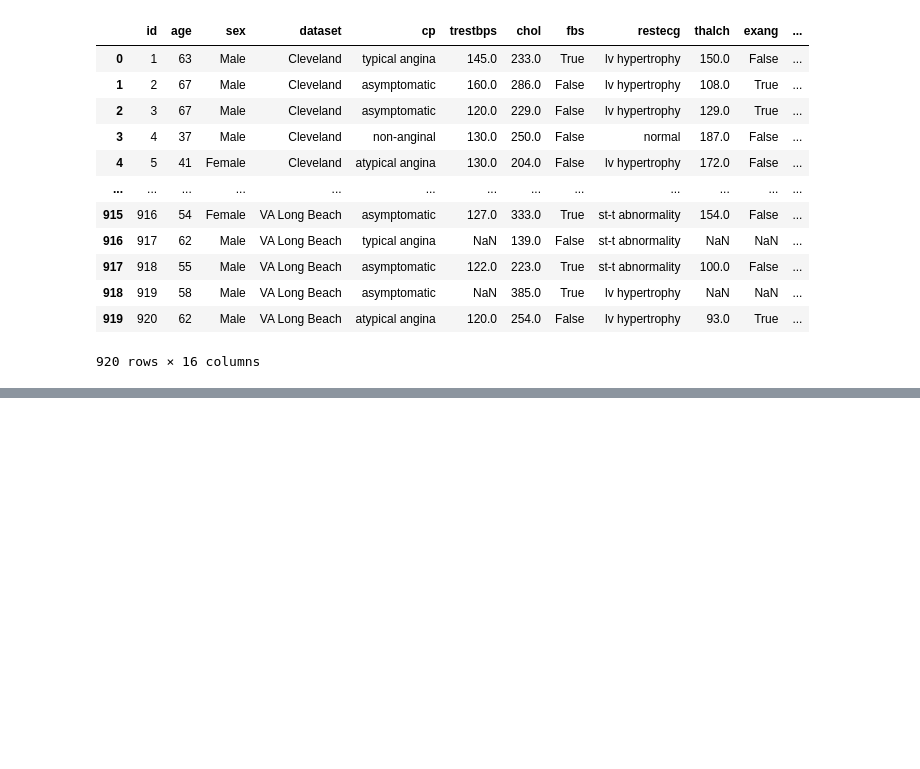
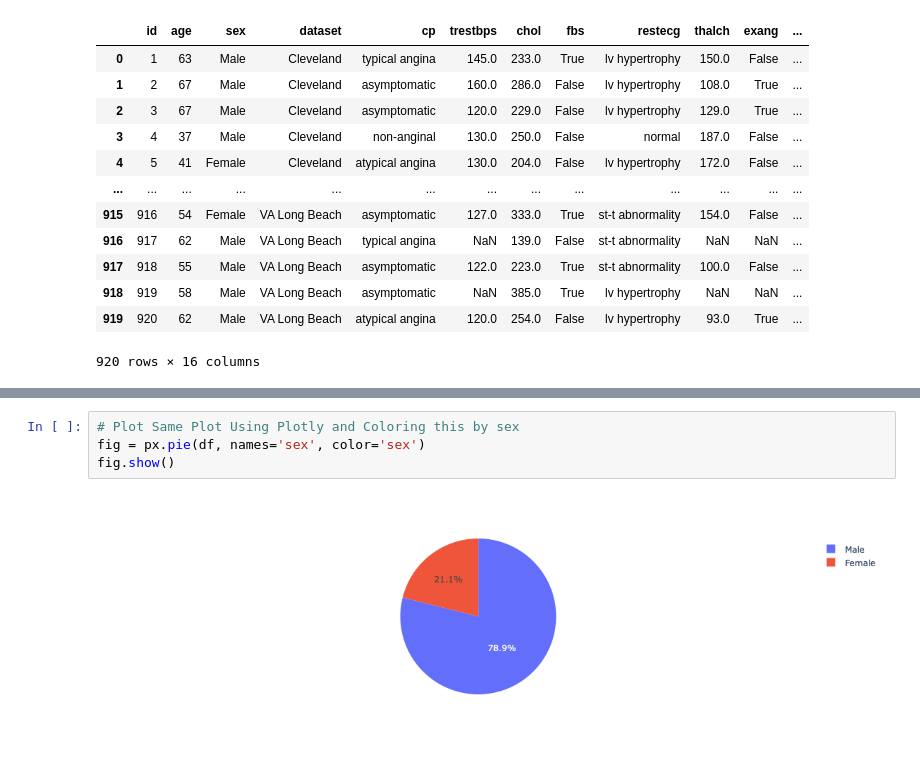
Before and after one commit to fatemehtarkhan/UCI-Heart-Disease, a Jupyter notebook: Heart_Diseas.ipynb, the cells around one changed output, grey strips where cells are left out. Saved outputs shown, nothing was run; the diff lists cells and outputs as text; blank space fills up the shorter version.

```diff
--- a/Heart_Diseas.ipynb
+++ b/Heart_Diseas.ipynb
@@ -20,0 +104,6 @@ df
+# %%
+# Plot Same Plot Using Plotly and Coloring this by sex
+fig = px.pie(df, names='sex', color='sex')
+fig.show()
+# %% [output]
+[figure, added]
```
Also changed, not shown: parts of 16 cells of this notebook.
